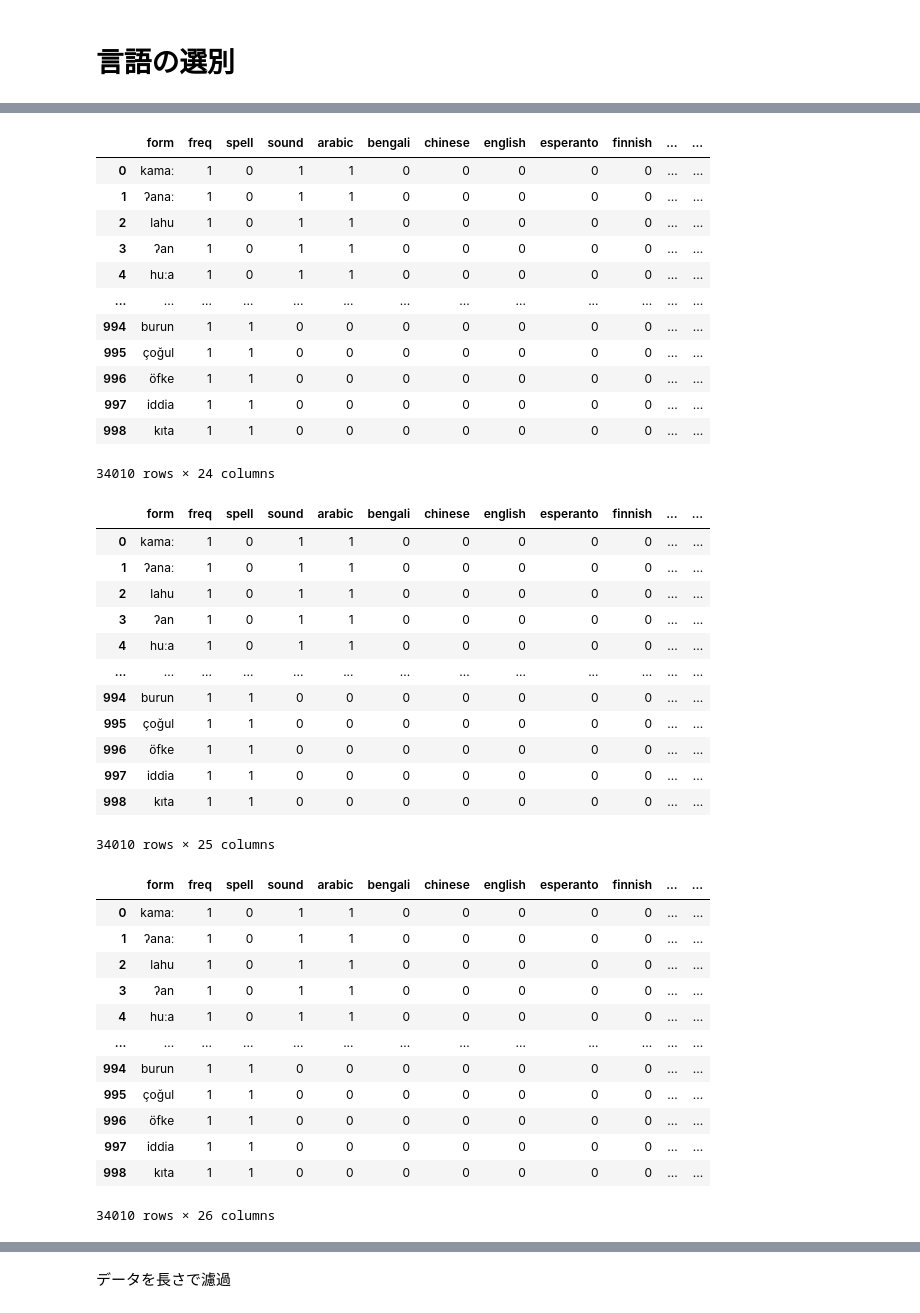
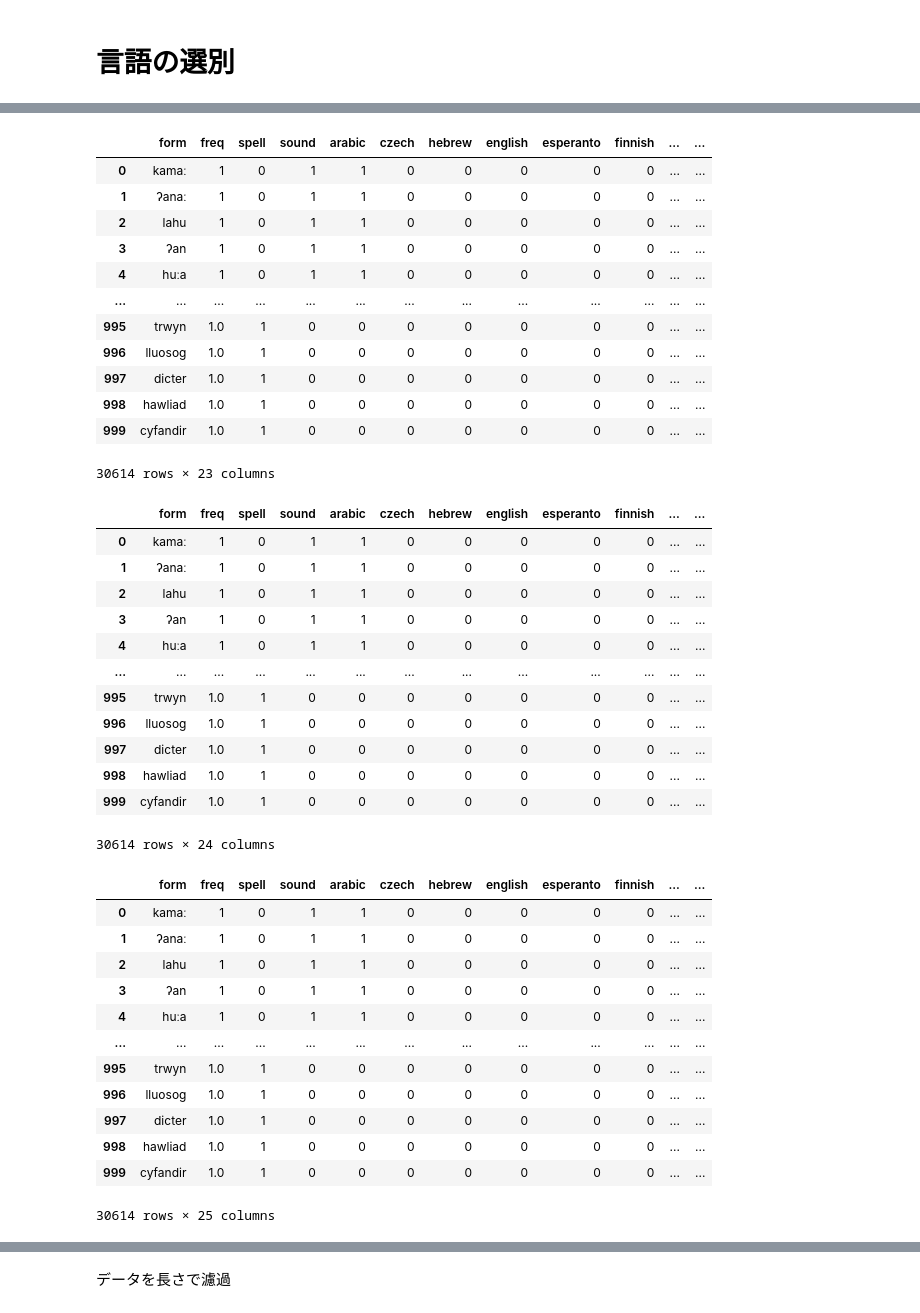
Before and after one commit to kow-k/LDA-spell-sound-typology, a Jupyter notebook: LDA-spell-sound.ipynb, the cells around one changed output, grey strips where cells are left out. Cells and saved outputs as stored; diff of their text form; code cells hidden in the pictures.

```diff
--- a/LDA-spell-sound.ipynb
+++ b/LDA-spell-sound.ipynb
@@ -129,11 +128,11 @@ type_settings = { t : 0 for t in types }
 print(type_settings)
 
 ## 言語名の辞書
-lang_name_list = "arabic, bengali, chinese, english, esperanto, \
-    finnish, french, greek, german, hebrew, hungarian, \
-    icelandic, irish, italian, japanese, korean, russian, spanish, swahili, turkish"
-
-langs = re.split(r",\s*", lang_name_list)
+#lang_name_list = "arabic, bengali, chinese, czech, english, esperanto, \
+#    finnish, french, galician, greek, german, hebrew, hungarian, \
+#    icelandic, irish, italian, japanese, korean, romanian, russian, spanish, swahili, turkish, welsh"
+#langs = re.split(r",\s*", lang_name_list)
+langs = selected_langs
 lang_settings = { lang : 0 for lang in langs }
 print(f"{len(lang_settings.keys())} langs are available")
 print(lang_settings)
@@ -213,19 +212,19 @@ reading: data-words/base-spell-Turkish-r0-1k-mc.csv
 raw_df = pd.concat(d_parts)
 raw_df
 # %% [output]
-|  | form | freq | spell | sound | arabic | bengali | chinese | english | esperanto | finnish | ... | ... |
+|  | form | freq | spell | sound | arabic | czech | hebrew | english | esperanto | finnish | ... | ... |
 | 0 | kamaː | 1 | 0 | 1 | 1 | 0 | 0 | 0 | 0 | 0 | ... | ... |
 | 1 | ʔanaː | 1 | 0 | 1 | 1 | 0 | 0 | 0 | 0 | 0 | ... | ... |
 | 2 | lahu | 1 | 0 | 1 | 1 | 0 | 0 | 0 | 0 | 0 | ... | ... |
 | 3 | ʔan | 1 | 0 | 1 | 1 | 0 | 0 | 0 | 0 | 0 | ... | ... |
 | 4 | huːa | 1 | 0 | 1 | 1 | 0 | 0 | 0 | 0 | 0 | ... | ... |
 | ... | ... | ... | ... | ... | ... | ... | ... | ... | ... | ... | ... | ... |
-| 994 | burun | 1 | 1 | 0 | 0 | 0 | 0 | 0 | 0 | 0 | ... | ... |
-| 995 | çoğul | 1 | 1 | 0 | 0 | 0 | 0 | 0 | 0 | 0 | ... | ... |
-| 996 | öfke | 1 | 1 | 0 | 0 | 0 | 0 | 0 | 0 | 0 | ... | ... |
-| 997 | iddia | 1 | 1 | 0 | 0 | 0 | 0 | 0 | 0 | 0 | ... | ... |
-| 998 | kıta | 1 | 1 | 0 | 0 | 0 | 0 | 0 | 0 | 0 | ... | ... |
+| 995 | trwyn | 1.0 | 1 | 0 | 0 | 0 | 0 | 0 | 0 | 0 | ... | ... |
+| 996 | lluosog | 1.0 | 1 | 0 | 0 | 0 | 0 | 0 | 0 | 0 | ... | ... |
+| 997 | dicter | 1.0 | 1 | 0 | 0 | 0 | 0 | 0 | 0 | 0 | ... | ... |
+| 998 | hawliad | 1.0 | 1 | 0 | 0 | 0 | 0 | 0 | 0 | 0 | ... | ... |
+| 999 | cyfandir | 1.0 | 1 | 0 | 0 | 0 | 0 | 0 | 0 | 0 | ... | ... |
-34010 rows × 24 columns
+30614 rows × 23 columns
 # %%
 ## 言語名= language の列を追加
 check = False
@@ -245,75 +244,86 @@ if verbose:
 raw_df['language'] = language_vals
 raw_df
 # %% [output]
-|  | form | freq | spell | sound | arabic | bengali | chinese | english | esperanto | finnish | ... | ... |
+|  | form | freq | spell | sound | arabic | czech | hebrew | english | esperanto | finnish | ... | ... |
 | 0 | kamaː | 1 | 0 | 1 | 1 | 0 | 0 | 0 | 0 | 0 | ... | ... |
 | 1 | ʔanaː | 1 | 0 | 1 | 1 | 0 | 0 | 0 | 0 | 0 | ... | ... |
 | 2 | lahu | 1 | 0 | 1 | 1 | 0 | 0 | 0 | 0 | 0 | ... | ... |
 | 3 | ʔan | 1 | 0 | 1 | 1 | 0 | 0 | 0 | 0 | 0 | ... | ... |
 | 4 | huːa | 1 | 0 | 1 | 1 | 0 | 0 | 0 | 0 | 0 | ... | ... |
 | ... | ... | ... | ... | ... | ... | ... | ... | ... | ... | ... | ... | ... |
-| 994 | burun | 1 | 1 | 0 | 0 | 0 | 0 | 0 | 0 | 0 | ... | ... |
-| 995 | çoğul | 1 | 1 | 0 | 0 | 0 | 0 | 0 | 0 | 0 | ... | ... |
-| 996 | öfke | 1 | 1 | 0 | 0 | 0 | 0 | 0 | 0 | 0 | ... | ... |
-| 997 | iddia | 1 | 1 | 0 | 0 | 0 | 0 | 0 | 0 | 0 | ... | ... |
-| 998 | kıta | 1 | 1 | 0 | 0 | 0 | 0 | 0 | 0 | 0 | ... | ... |
+| 995 | trwyn | 1.0 | 1 | 0 | 0 | 0 | 0 | 0 | 0 | 0 | ... | ... |
+| 996 | lluosog | 1.0 | 1 | 0 | 0 | 0 | 0 | 0 | 0 | 0 | ... | ... |
+| 997 | dicter | 1.0 | 1 | 0 | 0 | 0 | 0 | 0 | 0 | 0 | ... | ... |
+| 998 | hawliad | 1.0 | 1 | 0 | 0 | 0 | 0 | 0 | 0 | 0 | ... | ... |
+| 999 | cyfandir | 1.0 | 1 | 0 | 0 | 0 | 0 | 0 | 0 | 0 | ... | ... |
-34010 rows × 25 columns
+30614 rows × 24 columns
 # %%
 ## 言語族 family 列の追加
 # germanic
 if germanic_includes_english:
-    germanic_langs = [ 'english', 'german', 'icelandic', 'irish' ]
+    germanic_langs = [ 'english', 'german', 'icelandic' ]
 else:
-    germanic_langs = [ 'german', 'icelandic', 'irish' ]
+    germanic_langs = [ 'german', 'icelandic' ]
+# celtic
+celtic_langs       = [ 'irish', 'welsh' ]
 # romance
 if romance_includes_romanian:
     romance_langs  = [ 'esperanto', 'galician', 'french', 'romanian', 'italian', 'spanish' ]
 else:
     romance_langs  = [ 'esperanto', 'galician', 'french', 'italian', 'spanish' ]
 # slavic
-if slavic_includes_romanian:
-    slavic_langs   = [ 'czech', 'romanian', 'russian' ]
+if use_slavic:
+    if slavic_includes_romanian:
+        slavic_langs   = [ 'czech', 'romanian', 'russian' ]
+    else:
+        slavic_langs   = [ 'czech', 'russian' ]
 else:
-    slavic_langs   = [ 'czech', 'russian' ]
+    slavic_langs = [ ]
 #
 check = False
 family_vals = [ ]
 for i, row in raw_df.iterrows():
     if check:
         print(row)
     lang = row['language']
     if check:
         print(f"{i}: {lang}")
     # romance langs
-    if lang in romance_langs:
+    if lang in celtic_langs:
+        family_vals.append('celtic')
+    # romance langs
+    elif lang in romance_langs:
         family_vals.append('romance')
     # germanic langs
     elif lang in germanic_langs:
         family_vals.append('germanic')
+    # slavic langs
+    elif lang in slavic_langs:
+        family_vals.append('slavic')
     # all others
     else:
         family_vals.append(lang)
 #
 if verbose:
     print(family_vals)
     len(family_vals)
 #
 raw_df['family'] = family_vals
 raw_df
 # %% [output]
-|  | form | freq | spell | sound | arabic | bengali | chinese | english | esperanto | finnish | ... | ... |
+|  | form | freq | spell | sound | arabic | czech | hebrew | english | esperanto | finnish | ... | ... |
 | 0 | kamaː | 1 | 0 | 1 | 1 | 0 | 0 | 0 | 0 | 0 | ... | ... |
 | 1 | ʔanaː | 1 | 0 | 1 | 1 | 0 | 0 | 0 | 0 | 0 | ... | ... |
 | 2 | lahu | 1 | 0 | 1 | 1 | 0 | 0 | 0 | 0 | 0 | ... | ... |
 | 3 | ʔan | 1 | 0 | 1 | 1 | 0 | 0 | 0 | 0 | 0 | ... | ... |
 | 4 | huːa | 1 | 0 | 1 | 1 | 0 | 0 | 0 | 0 | 0 | ... | ... |
 | ... | ... | ... | ... | ... | ... | ... | ... | ... | ... | ... | ... | ... |
-| 994 | burun | 1 | 1 | 0 | 0 | 0 | 0 | 0 | 0 | 0 | ... | ... |
-| 995 | çoğul | 1 | 1 | 0 | 0 | 0 | 0 | 0 | 0 | 0 | ... | ... |
-| 996 | öfke | 1 | 1 | 0 | 0 | 0 | 0 | 0 | 0 | 0 | ... | ... |
-| 997 | iddia | 1 | 1 | 0 | 0 | 0 | 0 | 0 | 0 | 0 | ... | ... |
-| 998 | kıta | 1 | 1 | 0 | 0 | 0 | 0 | 0 | 0 | 0 | ... | ... |
+| 995 | trwyn | 1.0 | 1 | 0 | 0 | 0 | 0 | 0 | 0 | 0 | ... | ... |
+| 996 | lluosog | 1.0 | 1 | 0 | 0 | 0 | 0 | 0 | 0 | 0 | ... | ... |
+| 997 | dicter | 1.0 | 1 | 0 | 0 | 0 | 0 | 0 | 0 | 0 | ... | ... |
+| 998 | hawliad | 1.0 | 1 | 0 | 0 | 0 | 0 | 0 | 0 | 0 | ... | ... |
+| 999 | cyfandir | 1.0 | 1 | 0 | 0 | 0 | 0 | 0 | 0 | 0 | ... | ... |
-34010 rows × 26 columns
+30614 rows × 25 columns
 # %%
 ## 文字数の列を追加
 raw_df['size'] = [ len(x) for x in raw_df[doc_type] ]
```
Also changed, not shown: parts of 47 cells of this notebook.
